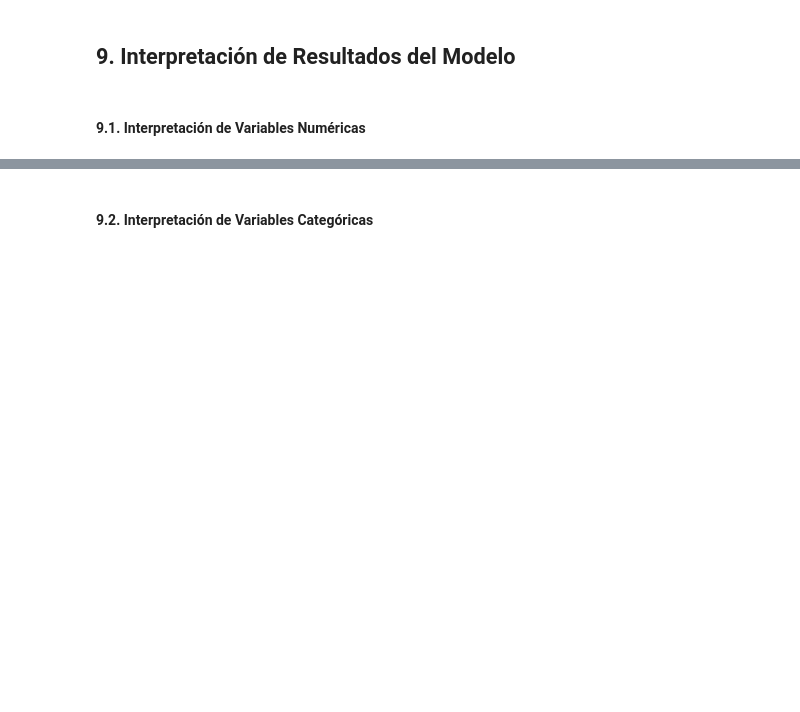
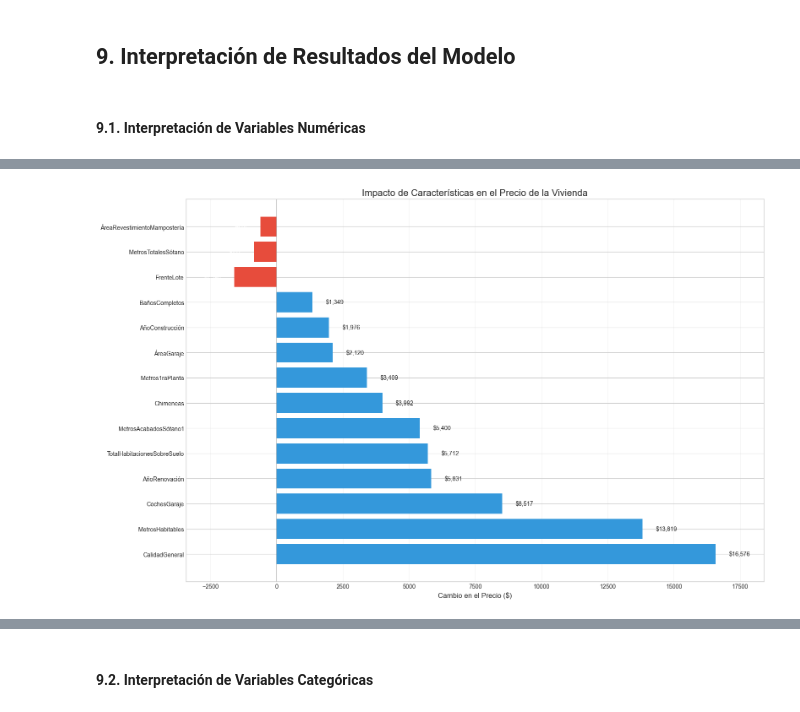
Before and after one commit to Bootcamp-IA-P4/e1_regression, a Jupyter notebook: ml-models/ridge-regression.ipynb, the cells around one changed output, grey strips where cells are left out. Saved outputs shown, nothing was run; the diff lists cells and outputs as text; code cells hidden in the pictures; blank space fills up the shorter version.

```diff
--- a/ml-models/ridge-regression.ipynb
+++ b/ml-models/ridge-regression.ipynb
@@ -849,3 +823,53 @@ plt.show()
+# %%
+# Filtramos solo las variables numéricas del DataFrame de coeficientes
+coef_num_df = coef_df[coef_df['Variable'].isin(vars_num_importantes)].copy()
+
+# Separamos positivos y negativos
+coef_positivos = coef_num_df[coef_num_df['Impacto_Dolares'] >= 0].sort_values('Impacto_Dolares', ascending=False)
+# Para los negativos, ordenamos por valor de impacto (más negativo = más abajo)
+coef_negativos = coef_num_df[coef_num_df['Impacto_Dolares'] < 0].sort_values('Impacto_Dolares')
+
+# Combinamos, positivos arriba y negativos abajo
+coef_num_df = pd.concat([coef_positivos, coef_negativos])
+
+# Creamos la visualización
+plt.figure(figsize=(16, 10))
+
+# Colores según impacto
+bar_colors = ['#3498db' if x >= 0 else '#e74c3c' for x in coef_num_df['Impacto_Dolares']]
+
+# Graficamos barras horizontales
+bars = plt.barh(coef_num_df['Variable'], coef_num_df['Impacto_Dolares'], color=bar_colors)
+
+# Añadimos etiquetas para todos los valores
+for i, bar in enumerate(bars):
+    dollar_value = coef_num_df['Impacto_Dolares'].iloc[i]
+
+    # Solo mostramos el valor en dólares (sin signo negativo para los valores negativos)
+    label_text = f"${abs(dollar_value):,.0f}"
+
+    # Posicionamos las etiquetas
+    if dollar_value >= 0:
+        # Para valores positivos, etiqueta a la derecha
+        plt.text(dollar_value + 500, i, label_text, va='center', fontsize=10)
+    else:
+        # Para valores negativos, etiqueta a la izquierda con offset fijo
+        # Usamos un offset explícito mayor para asegurar que se vea
+        plt.text(dollar_value - 500, i, label_text, va='center', fontsize=10,
+                 ha='right', color='white')
+
+# Mejoramos la visualización
+plt.title('Impacto de Características en el Precio de la Vivienda', fontsize=16)
+plt.xlabel('Cambio en el Precio ($)', fontsize=12)
+plt.grid(axis='x', alpha=0.3)
+plt.axvline(x=0, color='gray', linestyle='-', alpha=0.3)
+
+# Aseguramos que haya espacio suficiente para las etiquetas
+plt.margins(x=0.1)
+plt.tight_layout()
+plt.show()
+# %% [output]
+[figure, added]
 # %% [markdown]
 <small>
 
```
Also changed, not shown: parts of 5 cells of this notebook, 2 other files.
